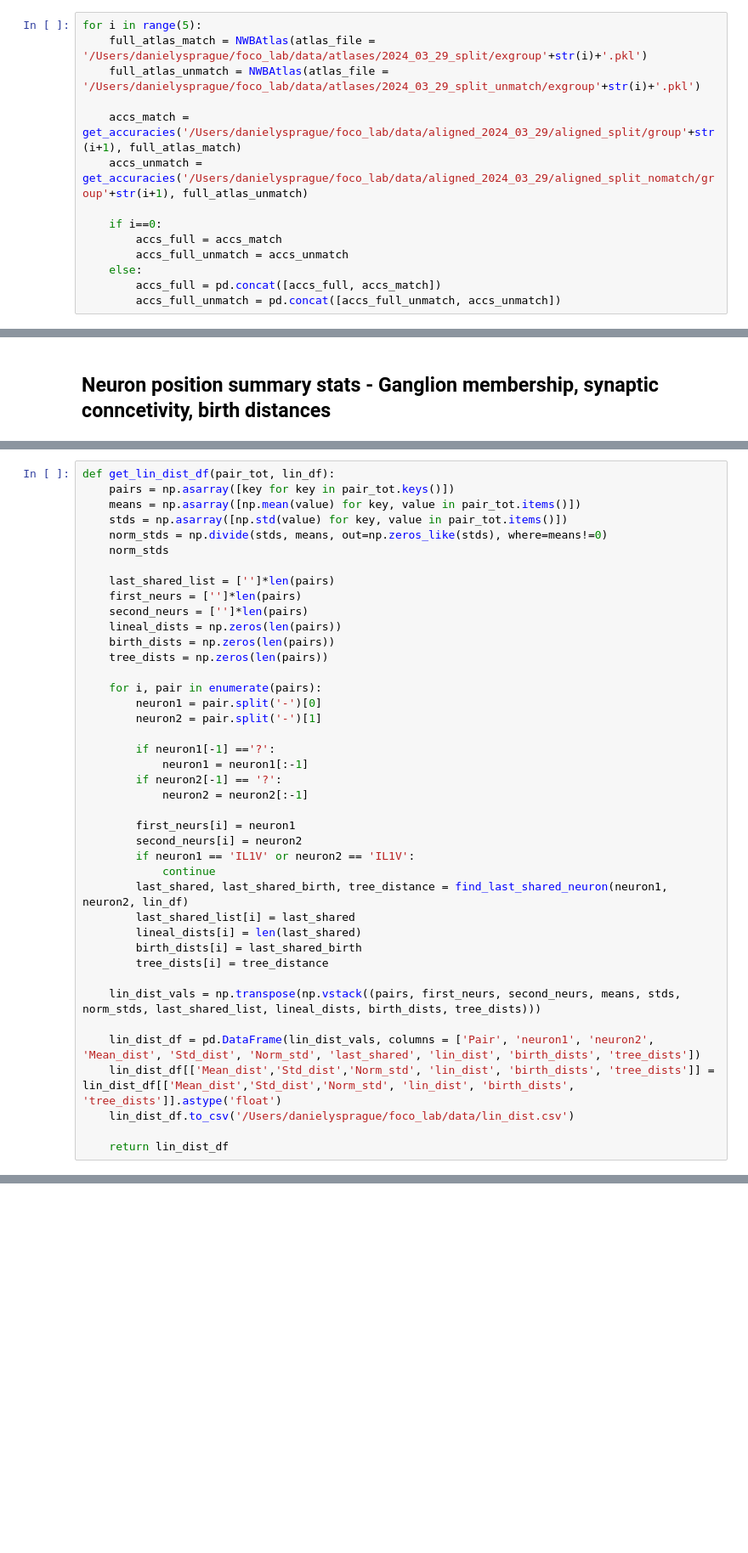
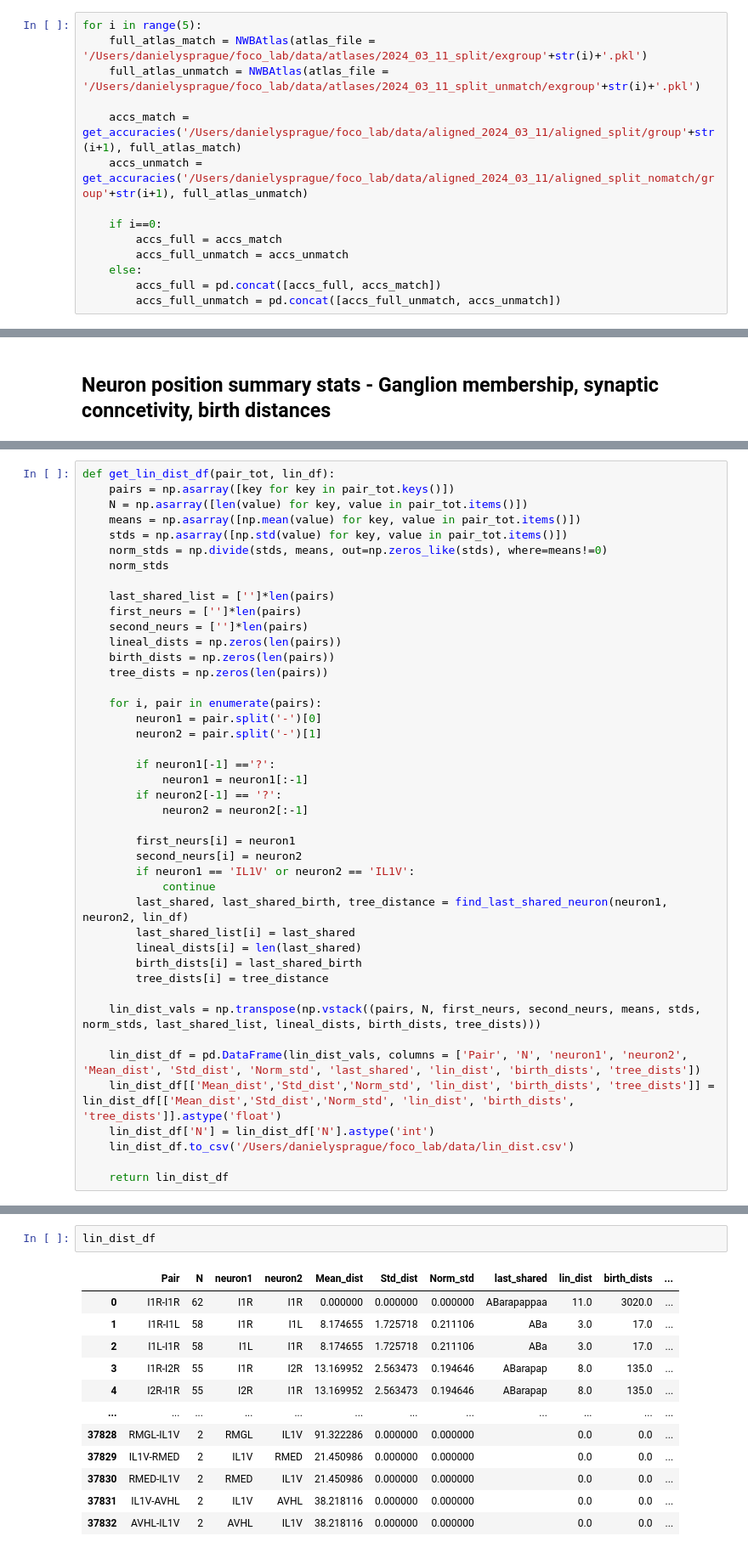
Before and after one commit to focolab/NWBelegans, a Jupyter notebook: Analysis/NWB_figures.ipynb, the cells around one changed output, grey strips where cells are left out. Shown at 85% size. Saved outputs shown, nothing was run; the diff lists cells and outputs as text; blank space fills up the shorter version.

```diff
--- a/Analysis/NWB_figures.ipynb
+++ b/Analysis/NWB_figures.ipynb
@@ -591,10 +766,10 @@ accs_NP_unmatch = get_accuracies('/Users/danielysprague/foco_lab/data/aligned_20
 # %%
 for i in range(5):
-    full_atlas_match = NWBAtlas(atlas_file = '/Users/danielysprague/foco_lab/data/atlases/2024_03_29_split/exgroup'+str(i)+'.pkl')
-    full_atlas_unmatch = NWBAtlas(atlas_file = '/Users/danielysprague/foco_lab/data/atlases/2024_03_29_split_unmatch/exgroup'+str(i)+'.pkl')
+    full_atlas_match = NWBAtlas(atlas_file = '/Users/danielysprague/foco_lab/data/atlases/2024_03_11_split/exgroup'+str(i)+'.pkl')
+    full_atlas_unmatch = NWBAtlas(atlas_file = '/Users/danielysprague/foco_lab/data/atlases/2024_03_11_split_unmatch/exgroup'+str(i)+'.pkl')
 
-    accs_match = get_accuracies('/Users/danielysprague/foco_lab/data/aligned_2024_03_29/aligned_split/group'+str(i+1), full_atlas_match)
-    accs_unmatch = get_accuracies('/Users/danielysprague/foco_lab/data/aligned_2024_03_29/aligned_split_nomatch/group'+str(i+1), full_atlas_unmatch)
+    accs_match = get_accuracies('/Users/danielysprague/foco_lab/data/aligned_2024_03_11/aligned_split/group'+str(i+1), full_atlas_match)
+    accs_unmatch = get_accuracies('/Users/danielysprague/foco_lab/data/aligned_2024_03_11/aligned_split_nomatch/group'+str(i+1), full_atlas_unmatch)
 
     if i==0:
         accs_full = accs_match
@@ -1554,6 +1802,7 @@ def find_last_shared_neuron(neuron1, neuron2, lin_df):
 # %%
 def get_lin_dist_df(pair_tot, lin_df):
     pairs = np.asarray([key for key in pair_tot.keys()])
+    N = np.asarray([len(value) for key, value in pair_tot.items()])
     means = np.asarray([np.mean(value) for key, value in pair_tot.items()])
     stds = np.asarray([np.std(value) for key, value in pair_tot.items()])
     norm_stds = np.divide(stds, means, out=np.zeros_like(stds), where=means!=0)
@@ -1585,10 +1834,11 @@ def get_lin_dist_df(pair_tot, lin_df):
         birth_dists[i] = last_shared_birth
         tree_dists[i] = tree_distance
 
-    lin_dist_vals = np.transpose(np.vstack((pairs, first_neurs, second_neurs, means, stds, norm_stds, last_shared_list, lineal_dists, birth_dists, tree_dists)))
+    lin_dist_vals = np.transpose(np.vstack((pairs, N, first_neurs, second_neurs, means, stds, norm_stds, last_shared_list, lineal_dists, birth_dists, tree_dists)))
 
-    lin_dist_df = pd.DataFrame(lin_dist_vals, columns = ['Pair', 'neuron1', 'neuron2', 'Mean_dist', 'Std_dist', 'Norm_std', 'last_shared', 'lin_dist', 'birth_dists', 'tree_dists'])
+    lin_dist_df = pd.DataFrame(lin_dist_vals, columns = ['Pair', 'N', 'neuron1', 'neuron2', 'Mean_dist', 'Std_dist', 'Norm_std', 'last_shared', 'lin_dist', 'birth_dists', 'tree_dists'])
     lin_dist_df[['Mean_dist','Std_dist','Norm_std', 'lin_dist', 'birth_dists', 'tree_dists']] = lin_dist_df[['Mean_dist','Std_dist','Norm_std', 'lin_dist', 'birth_dists', 'tree_dists']].astype('float')
+    lin_dist_df['N'] = lin_dist_df['N'].astype('int')
     lin_dist_df.to_csv('/Users/danielysprague/foco_lab/data/lin_dist.csv')
 
     return lin_dist_df
@@ -1762,0 +2306,15 @@ Samples are correlated (reject H0) p=0.000
+# %%
+lin_dist_df
+# %% [output]
+|  | Pair | N | neuron1 | neuron2 | Mean_dist | Std_dist | Norm_std | last_shared | lin_dist | birth_dists | ... |
+| 0 | I1R-I1R | 62 | I1R | I1R | 0.000000 | 0.000000 | 0.000000 | ABarapappaa | 11.0 | 3020.0 | ... |
+| 1 | I1R-I1L | 58 | I1R | I1L | 8.174655 | 1.725718 | 0.211106 | ABa | 3.0 | 17.0 | ... |
+| 2 | I1L-I1R | 58 | I1L | I1R | 8.174655 | 1.725718 | 0.211106 | ABa | 3.0 | 17.0 | ... |
+| 3 | I1R-I2R | 55 | I1R | I2R | 13.169952 | 2.563473 | 0.194646 | ABarapap | 8.0 | 135.0 | ... |
+| 4 | I2R-I1R | 55 | I2R | I1R | 13.169952 | 2.563473 | 0.194646 | ABarapap | 8.0 | 135.0 | ... |
+| ... | ... | ... | ... | ... | ... | ... | ... | ... | ... | ... | ... |
+| 37828 | RMGL-IL1V | 2 | RMGL | IL1V | 91.322286 | 0.000000 | 0.000000 |  | 0.0 | 0.0 | ... |
+| 37829 | IL1V-RMED | 2 | IL1V | RMED | 21.450986 | 0.000000 | 0.000000 |  | 0.0 | 0.0 | ... |
+| 37830 | RMED-IL1V | 2 | RMED | IL1V | 21.450986 | 0.000000 | 0.000000 |  | 0.0 | 0.0 | ... |
+| 37831 | IL1V-AVHL | 2 | IL1V | AVHL | 38.218116 | 0.000000 | 0.000000 |  | 0.0 | 0.0 | ... |
+| 37832 | AVHL-IL1V | 2 | AVHL | IL1V | 38.218116 | 0.000000 | 0.000000 |  | 0.0 | 0.0 | ... |
```
Also changed, not shown: parts of 28 cells of this notebook, 2 other files.
